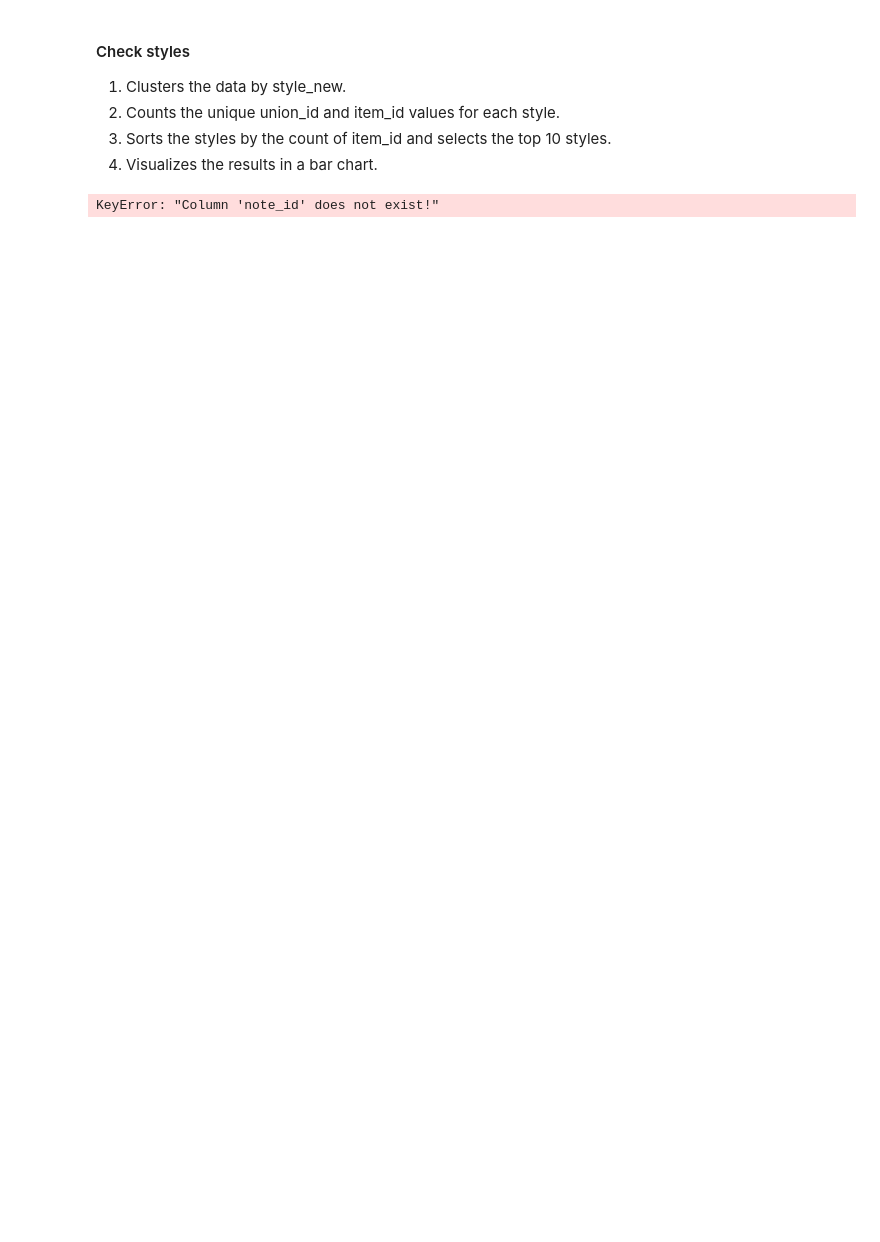
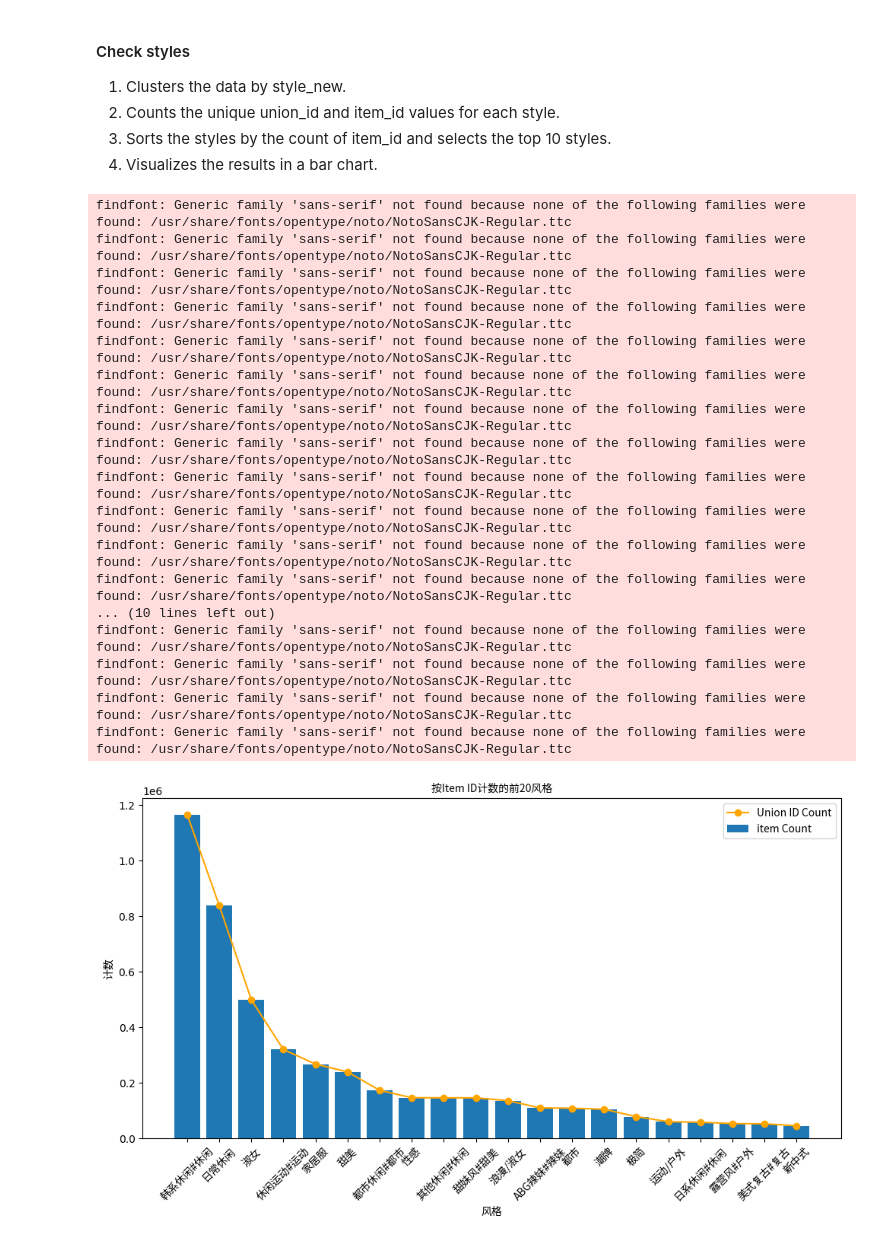
Before and after one commit to diandianyilin/Fashion-Cycle, a Jupyter notebook: tb/descriptive.ipynb, the cells around one changed output. Saved outputs shown, nothing was run; the diff lists cells and outputs as text; code cells hidden in the pictures; blank space fills up the shorter version.

```diff
--- a/tb/descriptive.ipynb
+++ b/tb/descriptive.ipynb
@@ -70,34 +89,51 @@ import matplotlib as mpl
 # Set up the font properties for Chinese text
 chinese_font_path = '/usr/share/fonts/opentype/noto/NotoSansCJK-Regular.ttc'
 chinese_font = FontProperties(fname=chinese_font_path)
 mpl.rcParams['font.sans-serif'] = [chinese_font_path]  # Set default font for matplotlib
 mpl.rcParams['axes.unicode_minus'] = False  # Ensure minus signs display correctly
 
 # Group by 'style_new' and count unique 'union_id' and 'item_id' for each style
 style_counts = data.groupby('style_new').agg(
     unique_union_id_count=('union_id', 'nunique'),
-    item_id_count=('item_id', 'count')
+    item_id_count=('item_id', 'nunique')
 ).reset_index()
 
 # Sort by 'item_id_count' to get the top 20 styles
 top_10_styles = style_counts.sort_values(by='item_id_count', ascending=False).head(20)
 
 # Plotting the top 20 styles
 fig, ax = plt.subplots(figsize=(10, 6))
 ax.bar(top_10_styles['style_new'], top_10_styles['item_id_count'], label='item Count')
 ax.plot(top_10_styles['style_new'], top_10_styles['unique_union_id_count'], color='orange', marker='o', label='Union ID Count')
 
 # Add labels and legend with Chinese font support
 ax.set_xlabel('风格', fontproperties=chinese_font)  # 'Style' in Chinese
 ax.set_ylabel('计数', fontproperties=chinese_font)  # 'Count' in Chinese
 ax.set_title('按Item ID计数的前20风格', fontproperties=chinese_font)  # 'Top 20 Styles by item ID Count' in Chinese
 ax.legend(prop=chinese_font)
 plt.xticks(rotation=45, fontproperties=chinese_font)
 plt.tight_layout()
 
 # Display the plot
 plt.show()
 # %% [output]
-KeyError: "Column 'note_id' does not exist!"
+findfont: Generic family 'sans-serif' not found because none of the following families were found: /usr/share/fonts/opentype/noto/NotoSansCJK-Regular.ttc
+findfont: Generic family 'sans-serif' not found because none of the following families were found: /usr/share/fonts/opentype/noto/NotoSansCJK-Regular.ttc
+findfont: Generic family 'sans-serif' not found because none of the following families were found: /usr/share/fonts/opentype/noto/NotoSansCJK-Regular.ttc
+findfont: Generic family 'sans-serif' not found because none of the following families were found: /usr/share/fonts/opentype/noto/NotoSansCJK-Regular.ttc
+findfont: Generic family 'sans-serif' not found because none of the following families were found: /usr/share/fonts/opentype/noto/NotoSansCJK-Regular.ttc
+findfont: Generic family 'sans-serif' not found because none of the following families were found: /usr/share/fonts/opentype/noto/NotoSansCJK-Regular.ttc
+findfont: Generic family 'sans-serif' not found because none of the following families were found: /usr/share/fonts/opentype/noto/NotoSansCJK-Regular.ttc
+findfont: Generic family 'sans-serif' not found because none of the following families were found: /usr/share/fonts/opentype/noto/NotoSansCJK-Regular.ttc
+findfont: Generic family 'sans-serif' not found because none of the following families were found: /usr/share/fonts/opentype/noto/NotoSansCJK-Regular.ttc
+findfont: Generic family 'sans-serif' not found because none of the following families were found: /usr/share/fonts/opentype/noto/NotoSansCJK-Regular.ttc
+findfont: Generic family 'sans-serif' not found because none of the following families were found: /usr/share/fonts/opentype/noto/NotoSansCJK-Regular.ttc
+findfont: Generic family 'sans-serif' not found because none of the following families were found: /usr/share/fonts/opentype/noto/NotoSansCJK-Regular.ttc
+... (10 lines left out)
+findfont: Generic family 'sans-serif' not found because none of the following families were found: /usr/share/fonts/opentype/noto/NotoSansCJK-Regular.ttc
+findfont: Generic family 'sans-serif' not found because none of the following families were found: /usr/share/fonts/opentype/noto/NotoSansCJK-Regular.ttc
+findfont: Generic family 'sans-serif' not found because none of the following families were found: /usr/share/fonts/opentype/noto/NotoSansCJK-Regular.ttc
+findfont: Generic family 'sans-serif' not found because none of the following families were found: /usr/share/fonts/opentype/noto/NotoSansCJK-Regular.ttc
+[figure, added]
 # %%
 # Display the results in a table format
```
Also changed, not shown: parts of 4 cells of this notebook, 1 other file.
